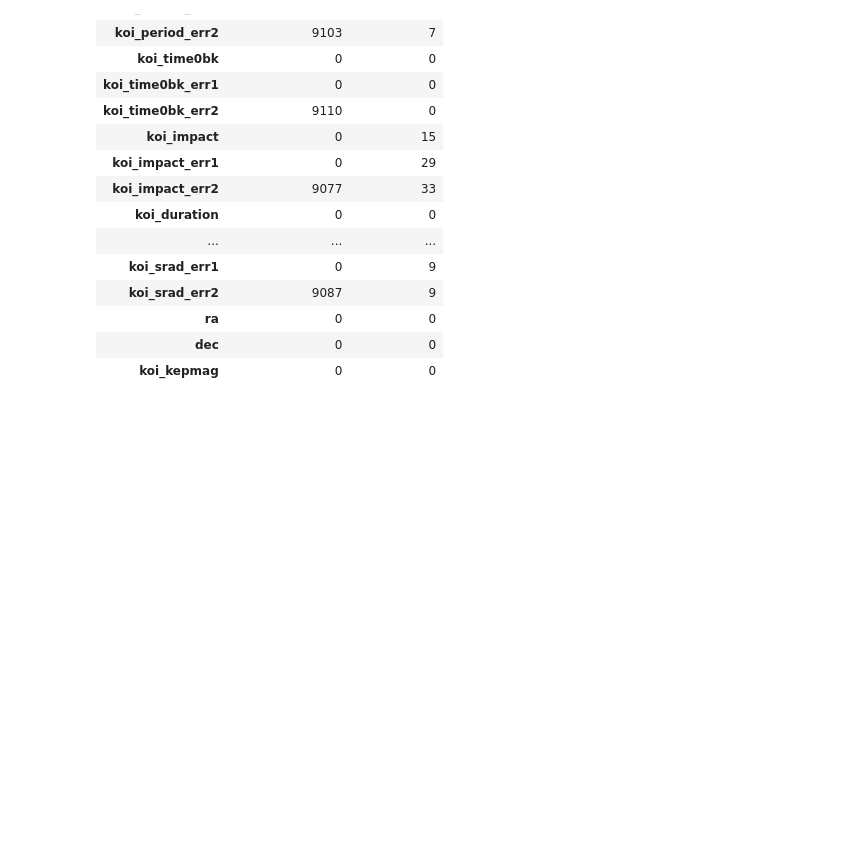
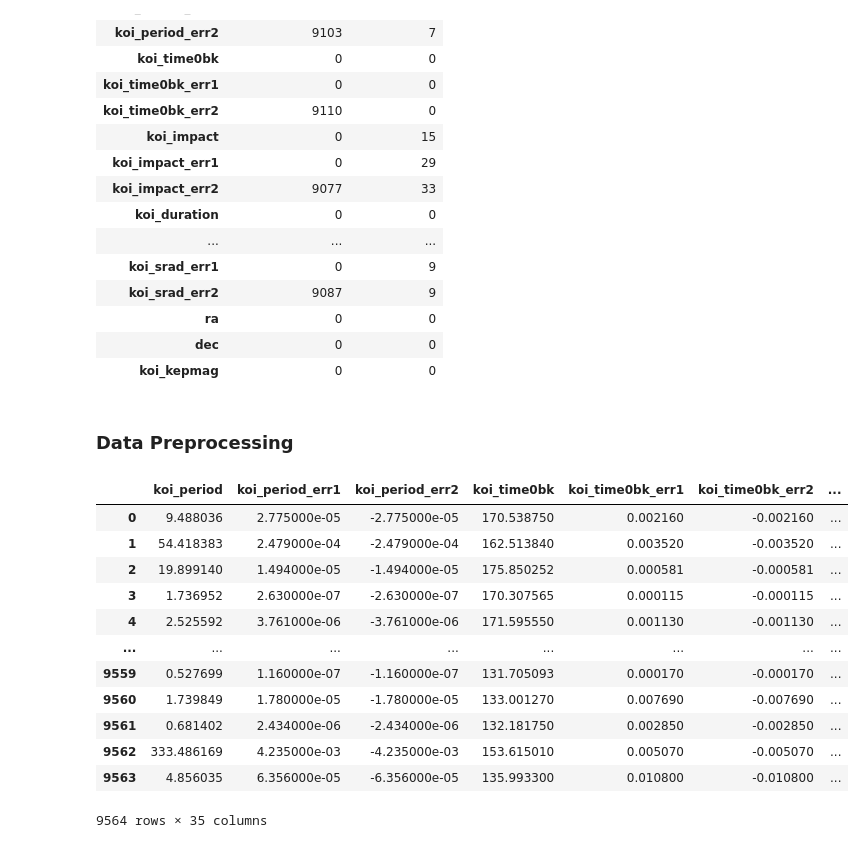
Before and after one commit to devikarapillai/Kepler-Exoplant_Classification, a Jupyter notebook: Nasa Kepler Exoplanent Detection.ipynb, the cells around one changed output. Saved outputs shown, nothing was run; the diff lists cells and outputs as text; code cells hidden in the pictures; blank space fills up the shorter version.

Commit message:
Complete data preprocessing

```diff
--- a/Nasa Kepler Exoplanent Detection.ipynb
+++ b/Nasa Kepler Exoplanent Detection.ipynb
@@ -758,3 +762,25 @@ value_check
 | ra | 0 | 0 |
 | dec | 0 | 0 |
 | koi_kepmag | 0 | 0 |
+# %% [markdown]
+### Data Preprocessing
+# %%
+X = df_cleaned[feature_columns]
+
+y = df_cleaned['koi_disposition']
+# %%
+X
+# %% [output]
+|  | koi_period | koi_period_err1 | koi_period_err2 | koi_time0bk | koi_time0bk_err1 | koi_time0bk_err2 | ... |
+| 0 | 9.488036 | 2.775000e-05 | -2.775000e-05 | 170.538750 | 0.002160 | -0.002160 | ... |
+| 1 | 54.418383 | 2.479000e-04 | -2.479000e-04 | 162.513840 | 0.003520 | -0.003520 | ... |
+| 2 | 19.899140 | 1.494000e-05 | -1.494000e-05 | 175.850252 | 0.000581 | -0.000581 | ... |
+| 3 | 1.736952 | 2.630000e-07 | -2.630000e-07 | 170.307565 | 0.000115 | -0.000115 | ... |
+| 4 | 2.525592 | 3.761000e-06 | -3.761000e-06 | 171.595550 | 0.001130 | -0.001130 | ... |
+| ... | ... | ... | ... | ... | ... | ... | ... |
+| 9559 | 0.527699 | 1.160000e-07 | -1.160000e-07 | 131.705093 | 0.000170 | -0.000170 | ... |
+| 9560 | 1.739849 | 1.780000e-05 | -1.780000e-05 | 133.001270 | 0.007690 | -0.007690 | ... |
+| 9561 | 0.681402 | 2.434000e-06 | -2.434000e-06 | 132.181750 | 0.002850 | -0.002850 | ... |
+| 9562 | 333.486169 | 4.235000e-03 | -4.235000e-03 | 153.615010 | 0.005070 | -0.005070 | ... |
+| 9563 | 4.856035 | 6.356000e-05 | -6.356000e-05 | 135.993300 | 0.010800 | -0.010800 | ... |
+9564 rows × 35 columns
```
Also changed, not shown: parts of 16 cells of this notebook.
